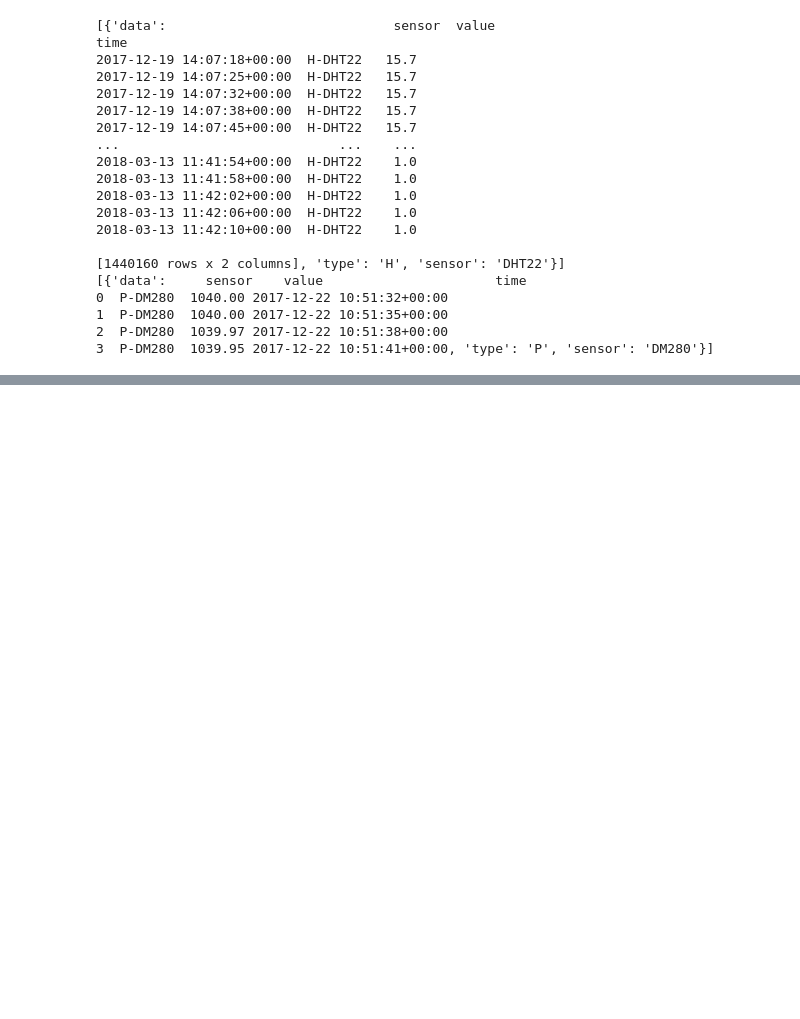
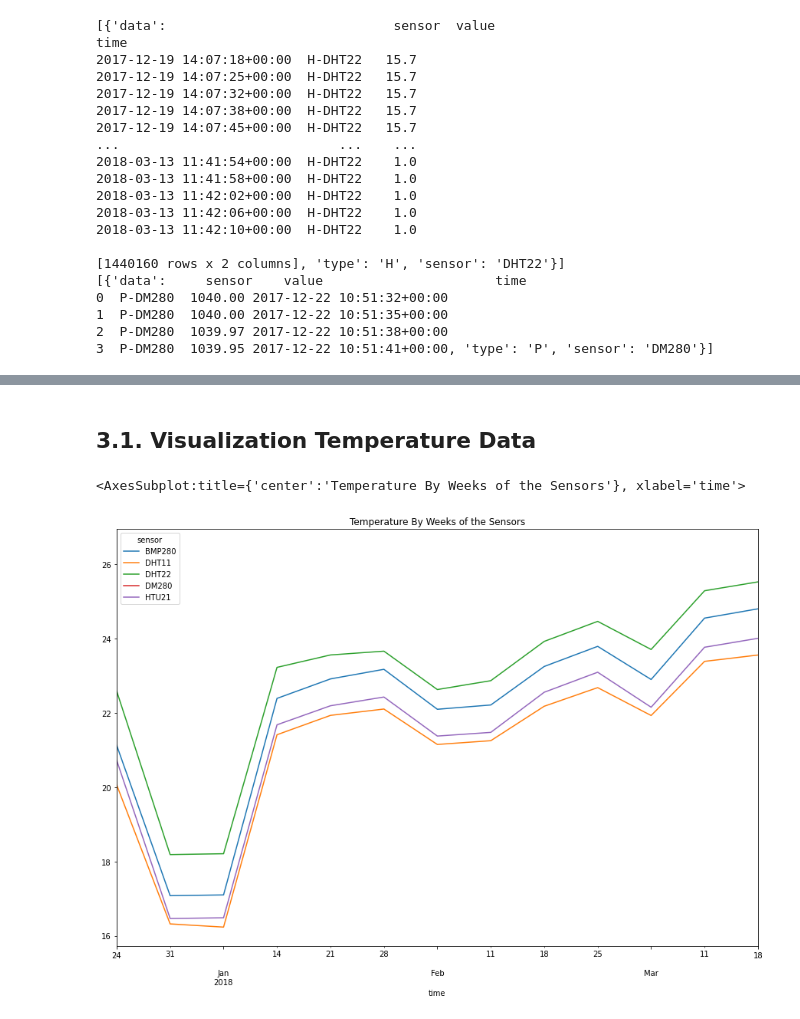
Before and after one commit to elskater98/BasicDataScience, a Jupyter notebook: measures/notebooks/Measures.ipynb, the cells around one changed output, grey strips where cells are left out. Cells and saved outputs as stored; diff of their text form; code cells hidden in the pictures; blank space fills up the shorter version.

Commit message:
Show plots

```diff
--- a/measures/notebooks/Measures.ipynb
+++ b/measures/notebooks/Measures.ipynb
@@ -102,6 +105 @@ memory usage: 32.5+ MB
-# %%
-for df in (json_files + csv_files):
-    df['data'].drop_duplicates(inplace=True)
-    df['data'].dropna(inplace=True)
-    df['data'].sort_values(by='time',inplace=True)
 # %% [markdown]
@@ -111,7 +109,7 @@ humidity_sensors = list()
 temperature_sensors = list()
 preasure_sensors = list()
 for df in (csv_files+json_files):
-    df['data'] = df['data'].resample('D').mean()
+    df['data'] = df['data'].resample('W').mean()
     df['data']['sensor'] = df['sensor']
     df['data'].dropna(inplace=True)
     if df['type']=='H':
@@ -127,0 +123,9 @@ AttributeError: 'list' object has no attribute 'plot'
+# %% [markdown]
+## 3.1. Visualization Temperature Data
+# %%
+temperature_sensors=pd.concat(temperature_sensors)
+temperature_sensors=temperature_sensors.pivot(columns='sensor',values="temperature")
+temperature_sensors.plot(figsize=(15, 10),title="Temperature By Weeks of the Sensors")
+# %% [output]
+<AxesSubplot:title={'center':'Temperature By Weeks of the Sensors'}, xlabel='time'>
+[figure, added]
```
Also changed, not shown: parts of 19 cells of this notebook.
